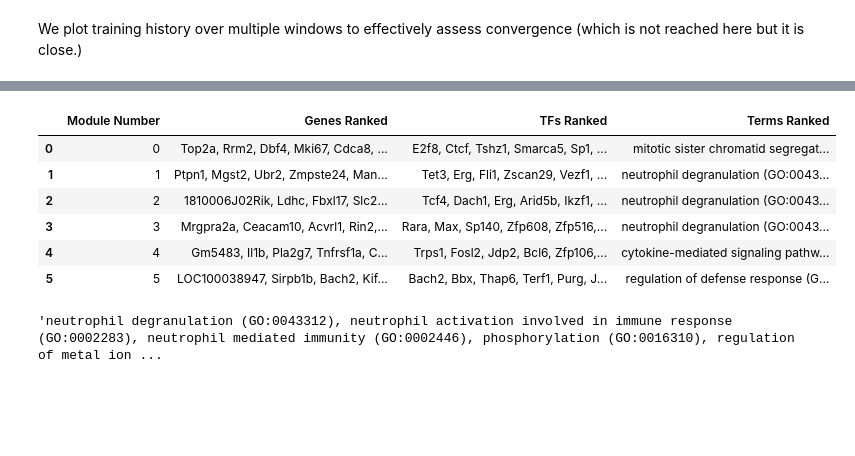
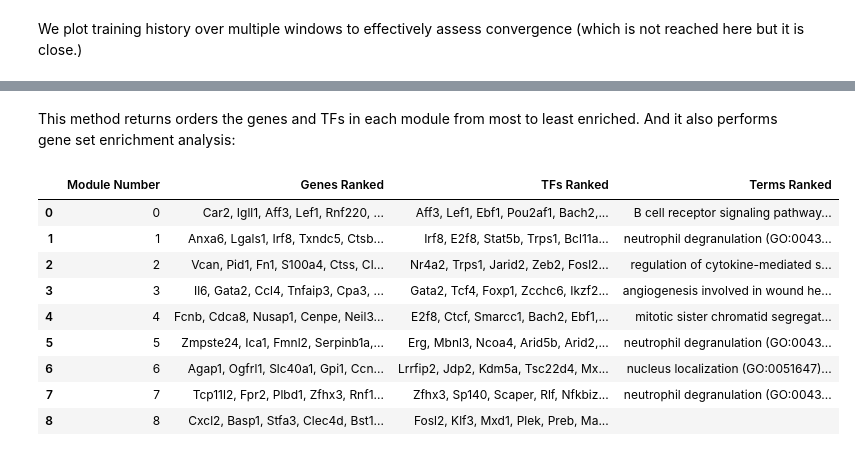
Before and after one commit to BayraktarLab/cell2fate, a Jupyter notebook: notebooks/cell2fate_MouseBoneMarrow.ipynb, the cells around one changed output, grey strips where cells are left out. Cells and saved outputs as stored; diff of their text form; code cells hidden in the pictures; blank space fills up the shorter version.

```diff
--- a/notebooks/cell2fate_MouseBoneMarrow.ipynb
+++ b/notebooks/cell2fate_MouseBoneMarrow.ipynb
@@ -48,6 +51,2 @@ c2f.Cell2fate_ModularTranscriptionRate_model_SingleLineage_GlobalTime.setup_annd
 # %%
-mod = c2f.Cell2fate_ModularTranscriptionRate_model_SingleLineage_GlobalTime(adata,
-                                                        stochastic_v_ag_hyp_prior={"alpha": 3.0, "beta": 3.0},
-                                                        detection_hyp_prior={"alpha": 10.0, "mean_alpha": 1.0, "mean_beta": 1.0},
-                                                        Tmax_prior={"mean": 50, "sd": 50},
-                                                       n_modules = n_modules)
+mod = c2f.Cell2fate_DynamicalModel(adata, n_modules = max_modules)
@@ -95,6 +95,5 @@ The lower the learning rate and the higher the number of iterations, the better
 # %%
-mod.train(use_gpu=True, batch_size = batch_size, max_epochs = max_epochs, lr = learning_rate)
-# mod.train(use_gpu=True, batch_size = batch_size, max_epochs = 1, lr = 10**(-10)) # (For checking initial values)
+mod.train()
 # %% [output]
 GPU available: True, used: True
 TPU available: False, using: 0 TPU cores
@@ -103,6 +102,5 @@ LOCAL_RANK: 0 - CUDA_VISIBLE_DEVICES: [0]
 # %% [markdown]
 We plot training history over multiple windows to effectively assess convergence (which is not reached here but it is close.)
 # %%
-mod.max_epochs = max_epochs
 mod.view_history()
 # %% [output]
@@ -112,6 +110,3 @@ Here we export the model posterior to the anndata object and calculate some usef
 # %%
-adata = mod.export_posterior(adata,
-                 sample_kwargs = {"num_samples": posterior_samples, "batch_size" : adata.n_obs,
-                                  "use_gpu" : True, 'return_samples': True},
-                 full_velocity_posterior = True)
+adata = mod.export_posterior(adata)
 # %% [output]
@@ -240,15 +190,17 @@ lam_mi, all modules:
+# %% [markdown]
+This method returns orders the genes and TFs in each module from most to least enriched. And it also performs gene set enrichment analysis:
 # %%
-tab = mod.get_module_top_features(adata, p_adj_cutoff=0.1)
+tab, all_results = mod.get_module_top_features(adata, p_adj_cutoff=0.01, background = adata.var_names)
+tab.to_csv(results_path + data_name + 'module_top_features_table.csv')
 tab
 # %% [output]
 |  | Module Number | Genes Ranked | TFs Ranked | Terms Ranked |
-| 0 | 0 | Top2a, Rrm2, Dbf4, Mki67, Cdca8, ... | E2f8, Ctcf, Tshz1, Smarca5, Sp1, ... | mitotic sister chromatid segregat... |
-| 1 | 1 | Ptpn1, Mgst2, Ubr2, Zmpste24, Man... | Tet3, Erg, Fli1, Zscan29, Vezf1, ... | neutrophil degranulation (GO:0043... |
-| 2 | 2 | 1810006J02Rik, Ldhc, Fbxl17, Slc2... | Tcf4, Dach1, Erg, Arid5b, Ikzf1, ... | neutrophil degranulation (GO:0043... |
-| 3 | 3 | Mrgpra2a, Ceacam10, Acvrl1, Rin2,... | Rara, Max, Sp140, Zfp608, Zfp516,... | neutrophil degranulation (GO:0043... |
-| 4 | 4 | Gm5483, Il1b, Pla2g7, Tnfrsf1a, C... | Trps1, Fosl2, Jdp2, Bcl6, Zfp106,... | cytokine-mediated signaling pathw... |
-| 5 | 5 | LOC100038947, Sirpb1b, Bach2, Kif... | Bach2, Bbx, Thap6, Terf1, Purg, J... | regulation of defense response (G... |
+| 0 | 0 | Car2, Igll1, Aff3, Lef1, Rnf220, ... | Aff3, Lef1, Ebf1, Pou2af1, Bach2,... | B cell receptor signaling pathway... |
+| 1 | 1 | Anxa6, Lgals1, Irf8, Txndc5, Ctsb... | Irf8, E2f8, Stat5b, Trps1, Bcl11a... | neutrophil degranulation (GO:0043... |
+| 2 | 2 | Vcan, Pid1, Fn1, S100a4, Ctss, Cl... | Nr4a2, Trps1, Jarid2, Zeb2, Fosl2... | regulation of cytokine-mediated s... |
+| 3 | 3 | Il6, Gata2, Ccl4, Tnfaip3, Cpa3, ... | Gata2, Tcf4, Foxp1, Zcchc6, Ikzf2... | angiogenesis involved in wound he... |
+| 4 | 4 | Fcnb, Cdca8, Nusap1, Cenpe, Neil3... | E2f8, Ctcf, Smarcc1, Bach2, Ebf1,... | mitotic sister chromatid segregat... |
+| 5 | 5 | Zmpste24, Ica1, Fmnl2, Serpinb1a,... | Erg, Mbnl3, Ncoa4, Arid5b, Arid2,... | neutrophil degranulation (GO:0043... |
+| 6 | 6 | Agap1, Ogfrl1, Slc40a1, Gpi1, Ccn... | Lrrfip2, Jdp2, Kdm5a, Tsc22d4, Mx... | nucleus localization (GO:0051647)... |
+| 7 | 7 | Tcp11l2, Fpr2, Plbd1, Zfhx3, Rnf1... | Zfhx3, Sp140, Scaper, Rlf, Nfkbiz... | neutrophil degranulation (GO:0043... |
+| 8 | 8 | Cxcl2, Basp1, Stfa3, Clec4d, Bst1... | Fosl2, Klf3, Mxd1, Plek, Preb, Ma... |  |
-# %%
-tab['Terms Ranked'].iloc[2]
-# %% [output]
-'neutrophil degranulation (GO:0043312), neutrophil activation involved in immune response (GO:0002283), neutrophil mediated immunity (GO:0002446), phosphorylation (GO:0016310), regulation of metal ion ...
```
Also changed, not shown: parts of 49 cells of this notebook, 3 other files.
